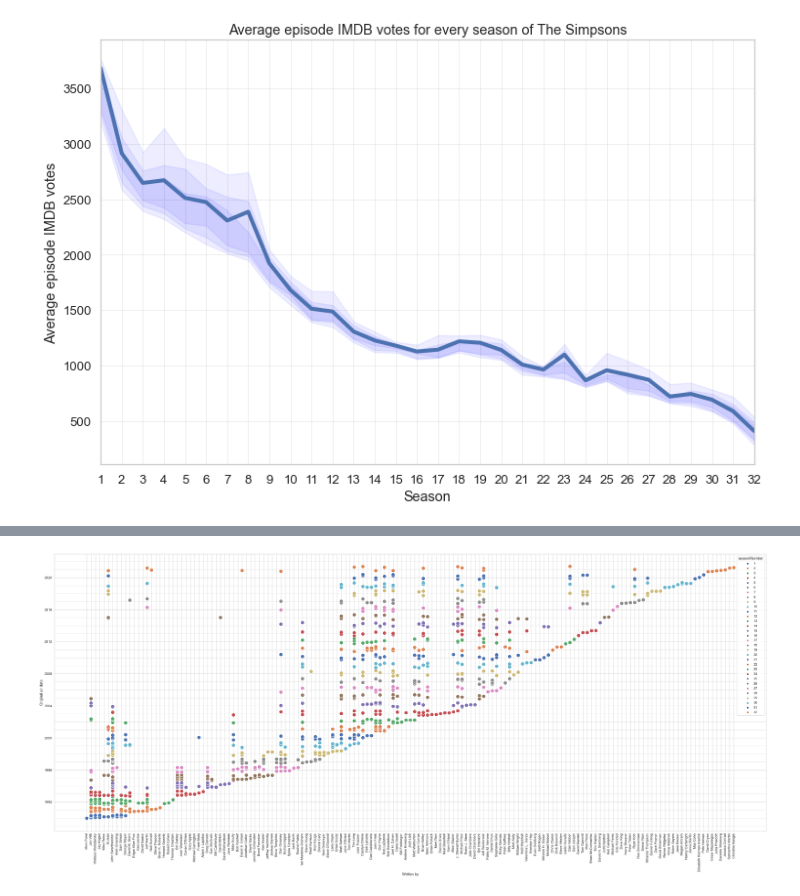
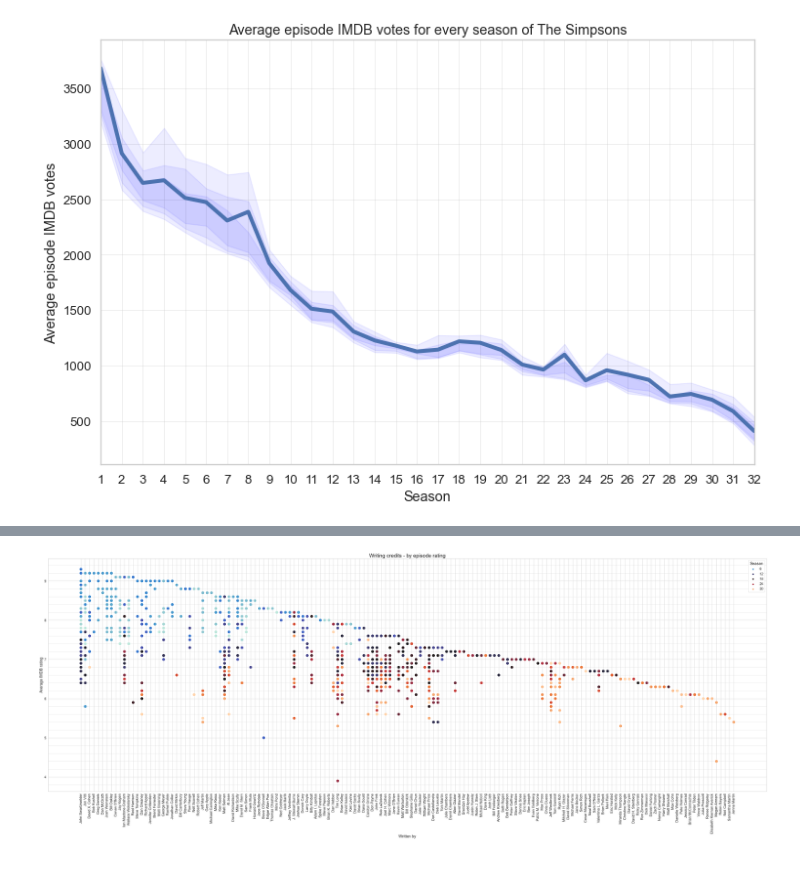
Before and after one commit to juan-td/web-scraping-misc, a Jupyter notebook: simpsons_web_scraping.ipynb, the cells around one changed output, grey strips where cells are left out. Drawn from its saved outputs; the diff is of its cells as text; code cells hidden in the pictures; blank space fills up the shorter version.

```diff
--- a/simpsons_web_scraping.ipynb
+++ b/simpsons_web_scraping.ipynb
@@ -29,5 +38,5 @@ episodes.extend([pd.read_html(str(i))[0] for i in episode_tables if ('Screenplay
 for i in range(len(episodes)):
     episodes[i]['seasonNumber'] = i+1
 
-episodes_df = pd.concat(episodes).reset_index(drop=True)
+episodes_df = pd.concat(episodes[:31]).reset_index(drop=True)
 # %%
@@ -81,6 +82,6 @@ imdb_df = imdb_episodes_df.merge(imdb_ratings_df,on='tconst',how='inner')
 # %%
 simpsons_df = episodes_df.merge(imdb_df,on=['seasonNumber','episodeNumber'],how='inner').drop(['Directed by', 'Written by','parentTconst',],axis=1)
-simpsons_df['Title'] = simpsons_df['Title'].str.lower()
+simpsons_df['Title'] = simpsons_df['Title']
 simpsons_df
 # %% [output]
 |  | overallNumber | episodeNumber | Title | Original air date | Prod.code | US_viewers_millions | ... |
@@ -323,17 +398,20 @@ plt.show()
 # %%
-merged_df = simpsons_df.merge(episode_writer,on='overallNumber',how='inner')
+merged_df = simpsons_df.merge(episode_writer,on='overallNumber',how='inner').sort_values('averageRating',ascending=False)
 
-plt.figure(figsize=(50,20))
-sns.set_theme(style='whitegrid',font_scale=1.2)
+plt.figure(figsize=(60,20))
+sns.set_theme(style='whitegrid',font_scale=1.5)
 ax = sns.scatterplot(x='Written by',
-                     y='Original air date',
-                     hue=merged_df['seasonNumber'].apply(str),
+                     y='averageRating',
+                     hue=merged_df['seasonNumber'],
                      data=merged_df,
-                     palette='deep',
+                     palette='icefire',
                      s=200)
+ax.legend_.set_title('Season')
 plt.grid(b=True,which='minor',axis='y',alpha=0.6)
 plt.minorticks_on()
 plt.xticks(rotation=90)
+plt.ylabel('Average IMDB rating')
+plt.title('Writing credits - by episode rating',fontsize=24)
 plt.show()
 # %% [output]
-[figure, old version]
+[figure, new version]
```
Also changed, not shown: parts of 29 cells of this notebook.
